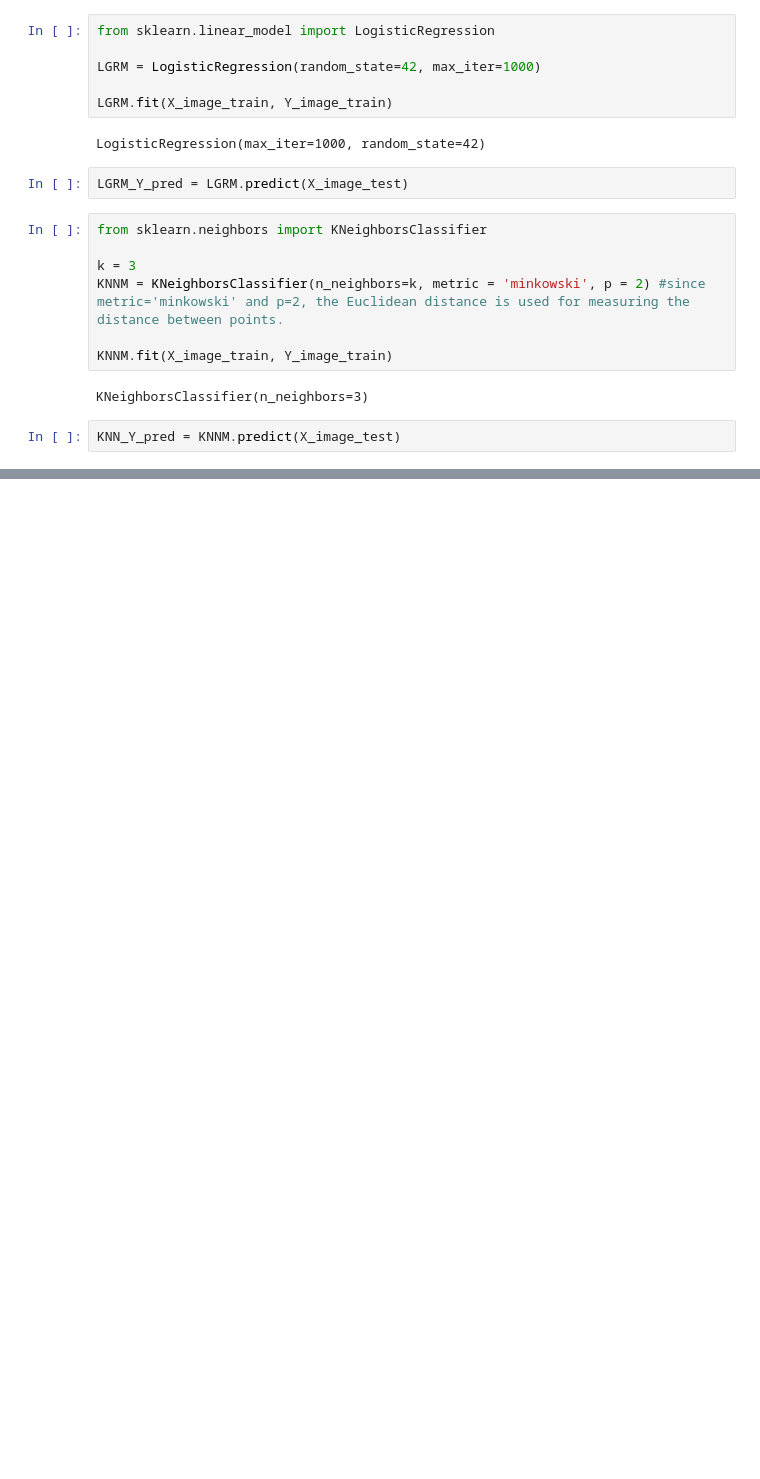
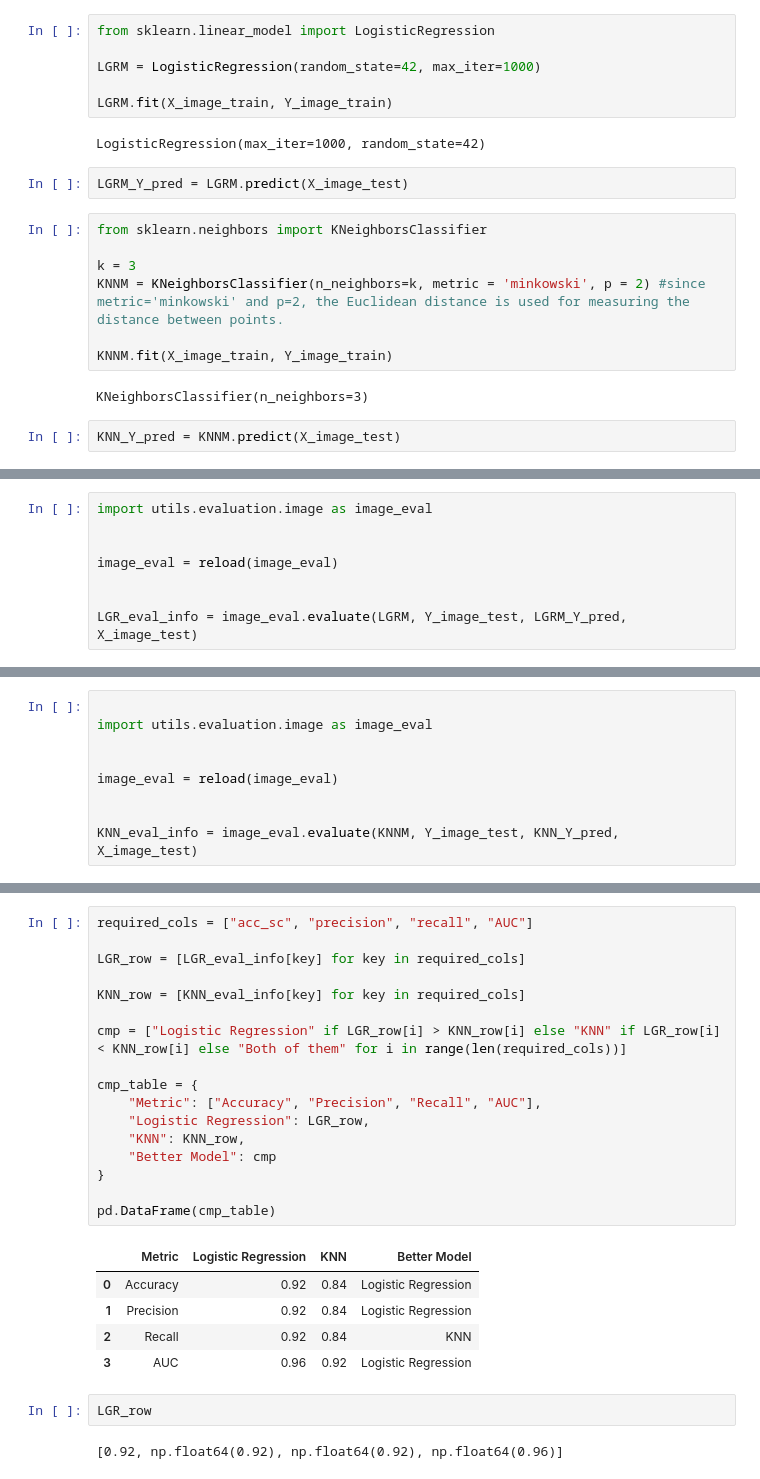
Before and after one commit to ahmedfarghaly261/MLProject, a Jupyter notebook: classifier_models.ipynb, the cells around one changed output, grey strips where cells are left out. Cells and saved outputs as stored; diff of their text form; blank space fills up the shorter version.

```diff
--- a/main.ipynb
+++ b/classifier_models.ipynb
@@ -109,0 +51,8 @@ KNN_Y_pred = KNNM.predict(X_image_test)
+# %%
+import utils.evaluation.image as image_eval
+
+
+image_eval = reload(image_eval)
+
+
+LGR_eval_info = image_eval.evaluate(LGRM, Y_image_test, LGRM_Y_pred, X_image_test)
@@ -109,0 +79,9 @@ KNN_Y_pred = KNNM.predict(X_image_test)
+# %%
+
+import utils.evaluation.image as image_eval
+
+
+image_eval = reload(image_eval)
+
+
+KNN_eval_info = image_eval.evaluate(KNNM, Y_image_test, KNN_Y_pred, X_image_test)
@@ -109,0 +108,27 @@ KNN_Y_pred = KNNM.predict(X_image_test)
+# %%
+required_cols = ["acc_sc", "precision", "recall", "AUC"]
+
+LGR_row = [LGR_eval_info[key] for key in required_cols]
+
+KNN_row = [KNN_eval_info[key] for key in required_cols]
+
+cmp = ["Logistic Regression" if LGR_row[i] > KNN_row[i] else "KNN" if LGR_row[i] < KNN_row[i] else "Both of them" for i in range(len(required_cols))]
+
+cmp_table = {
+    "Metric": ["Accuracy", "Precision", "Recall", "AUC"],
+    "Logistic Regression": LGR_row,
+    "KNN": KNN_row,
+    "Better Model": cmp
+}
+
+pd.DataFrame(cmp_table)
+# %% [output]
+|  | Metric | Logistic Regression | KNN | Better Model |
+| 0 | Accuracy | 0.92 | 0.84 | Logistic Regression |
+| 1 | Precision | 0.92 | 0.84 | Logistic Regression |
+| 2 | Recall | 0.92 | 0.84 | KNN |
+| 3 | AUC | 0.96 | 0.92 | Logistic Regression |
+# %%
+LGR_row
+# %% [output]
+[0.92, np.float64(0.92), np.float64(0.92), np.float64(0.96)]
```
Also changed, not shown: parts of 10 cells of this notebook, 2 other files.
